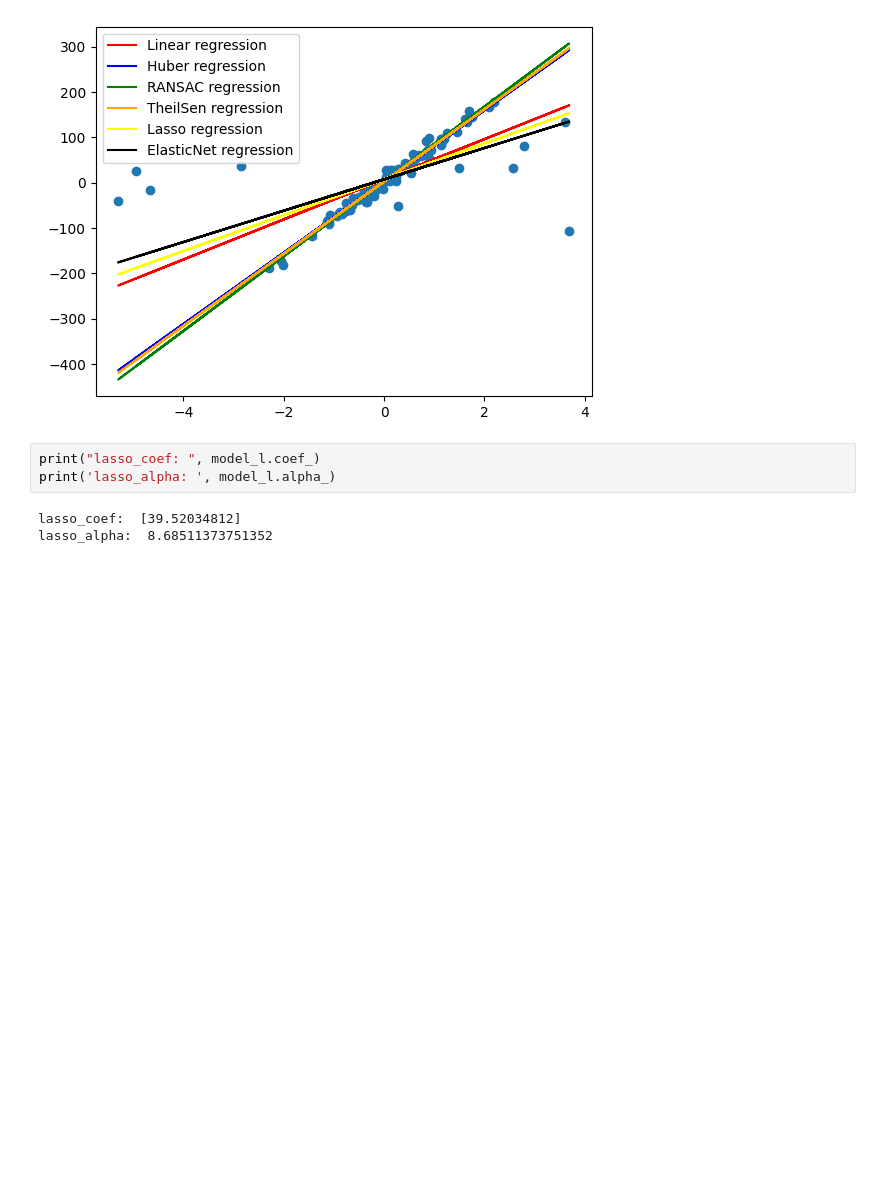
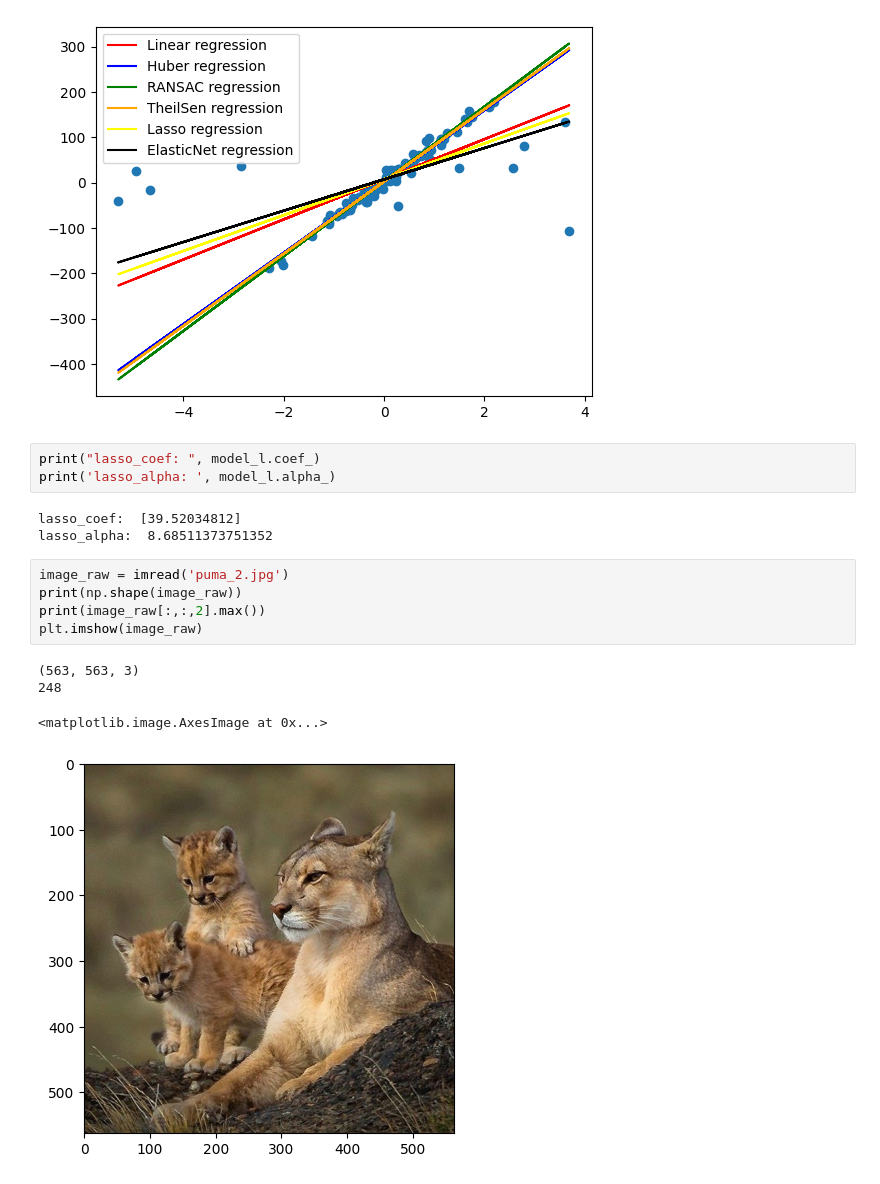
Before and after one commit to JoakoIA/Universidad, a Jupyter notebook: Python/Estadistica Multivariada/clase_10.ipynb, the cells around one changed output. Drawn from its saved outputs; the diff is of its cells as text; blank space fills up the shorter version.

```diff
--- a/Python/Estadistica Multivariada/clase_10.ipynb
+++ b/Python/Estadistica Multivariada/clase_10.ipynb
@@ -407,3 +415,13 @@ print('lasso_alpha: ', model_l.alpha_)
 # %% [output]
 lasso_coef:  [39.52034812]
 lasso_alpha:  8.68511373751352
+# %%
+image_raw = imread('puma_2.jpg')
+print(np.shape(image_raw))
+print(image_raw[:,:,2].max())
+plt.imshow(image_raw)
+# %% [output]
+(563, 563, 3)
+248
+<matplotlib.image.AxesImage at 0x...>
+[figure, added]
```
Also changed, not shown: parts of 33 cells of this notebook, 6 other files.
